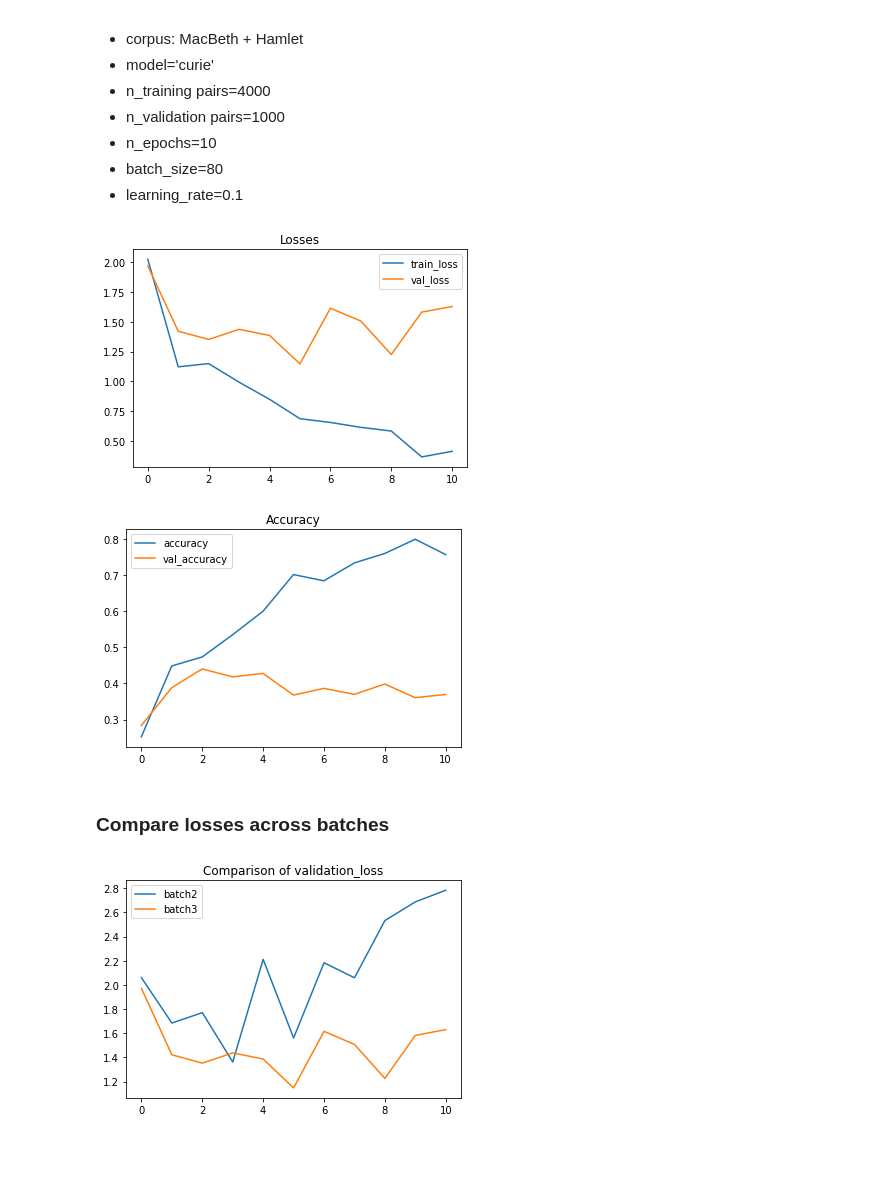
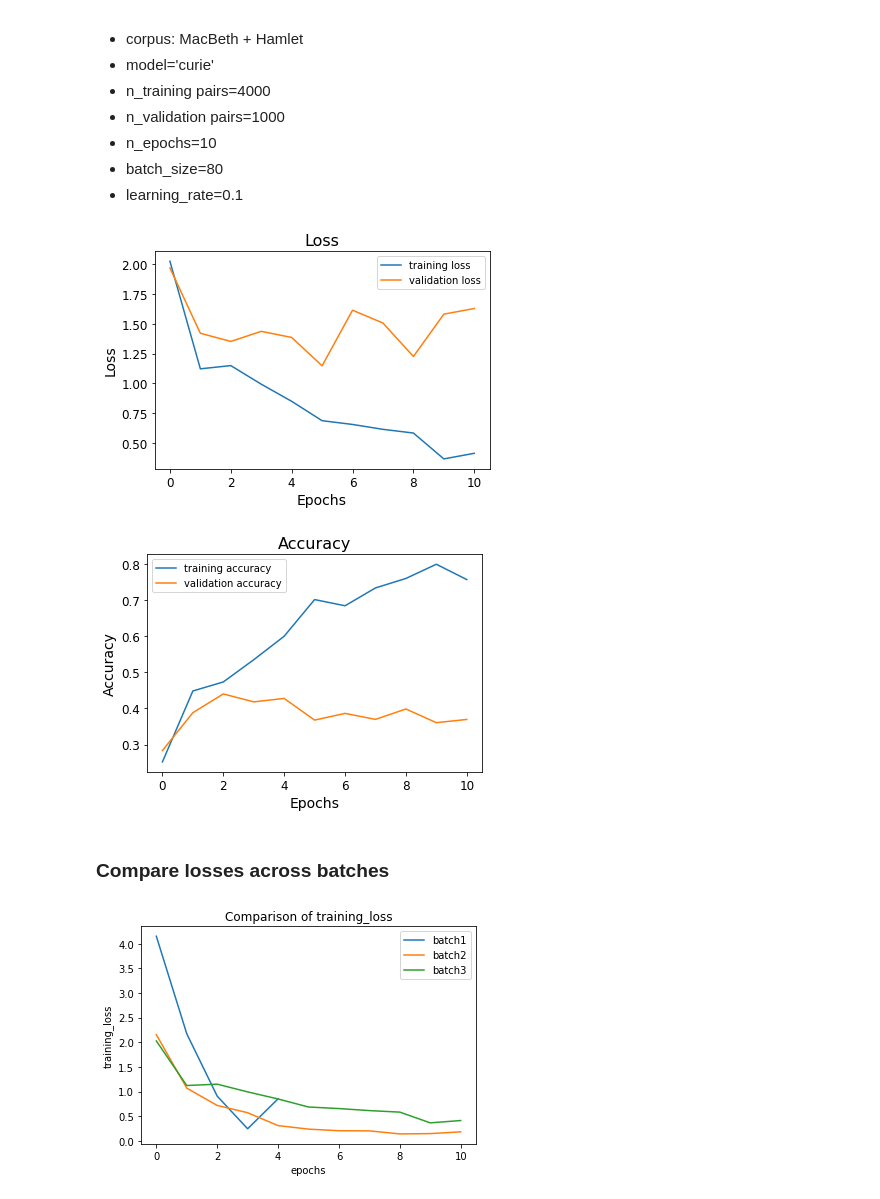
Before and after one commit to ConvAF/NovaAI, a Jupyter notebook: chatbot/notebooks/fine_tuning_viz.ipynb, the cells around one changed output. Drawn from its saved outputs; the diff is of its cells as text; code cells hidden in the pictures; blank space fills up the shorter version.

Commit message:
change format of plots

```diff
--- a/chatbot/notebooks/fine_tuning_viz.ipynb
+++ b/chatbot/notebooks/fine_tuning_viz.ipynb
@@ -44,19 +44,27 @@ def format_df(df, n_epochs, validation_set=True):
 
 
 def plot_losses_accuracy(formatted_df, validation_set=True):
-    plt.plot(formatted_df["training_loss"], label="train_loss")
+    plt.plot(formatted_df["training_loss"], label="training loss") #color='#0097a7'
     if validation_set:
-        plt.plot(formatted_df["validation_loss"], label="val_loss")
+        plt.plot(formatted_df["validation_loss"], label="validation loss") #color='k'
+    plt.xlabel("Epochs", fontsize=14)
+    plt.xticks(fontsize=12)
+    plt.ylabel("Loss", fontsize=14)
+    plt.yticks(fontsize=12)
     plt.legend()
-    plt.title("Losses")
+    plt.title("Loss", fontsize=16)
     plt.show()
     plt.close()
 
-    plt.plot(formatted_df["training_token_accuracy"], label="accuracy")
+    plt.plot(formatted_df["training_token_accuracy"], label="training accuracy")
     if validation_set:
-        plt.plot(formatted_df["validation_token_accuracy"], label="val_accuracy")
+        plt.plot(formatted_df["validation_token_accuracy"], label="validation accuracy")
+    plt.xlabel("Epochs", fontsize=14)
+    plt.xticks(fontsize=12)
+    plt.ylabel("Accuracy", fontsize=14)
+    plt.yticks(fontsize=12)
     plt.legend()
-    plt.title("Accuracy")
+    plt.title("Accuracy", fontsize=16)
     plt.show()
 
 
@@ -71,8 +79,12 @@ def compare_histories(metric):
     for training_name, history in history_dict.items():
         if metric in history:
             plt.plot(history[metric], label=training_name)
+            plt.xlabel("Epochs", fontsize=14)
+            plt.xticks(fontsize=12)
+            plt.ylabel(metric, fontsize=14)
+            plt.yticks(fontsize=12)
     plt.legend()
-    plt.title(f"Comparison of {metric}")
+    plt.title(f"Comparison of {metric}", fontsize=16)
     plt.show()
     plt.close()
 # %% [markdown]
@@ -140,14 +152,14 @@ batch3 = format_df(batch3_results, n_epochs=10)
 batch3_plot = plot_losses_accuracy(batch3)
 history = add_to_history(batch3, 'batch3')
 # %% [output]
-[figure, old version]
+[figure, new version]
-[figure, old version]
+[figure, new version]
 # %% [markdown]
 ### Compare losses across batches
 # %%
-# possible metrics to compare
+# metrics to compare
 metrics = ["training_loss", "training_token_accuracy", "validation_loss", "validation_token_accuracy"]
 
-compare_histories(metrics[2])
+compare_histories(metrics[0])
 # %% [output]
-[figure, old version]
+[figure, new version]
```
